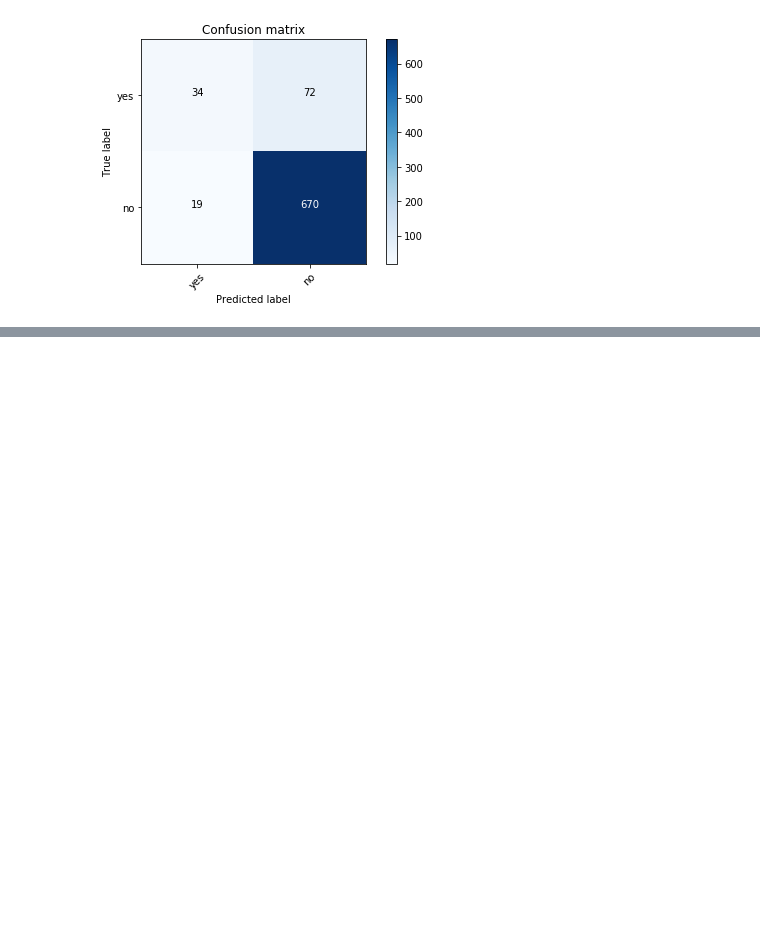
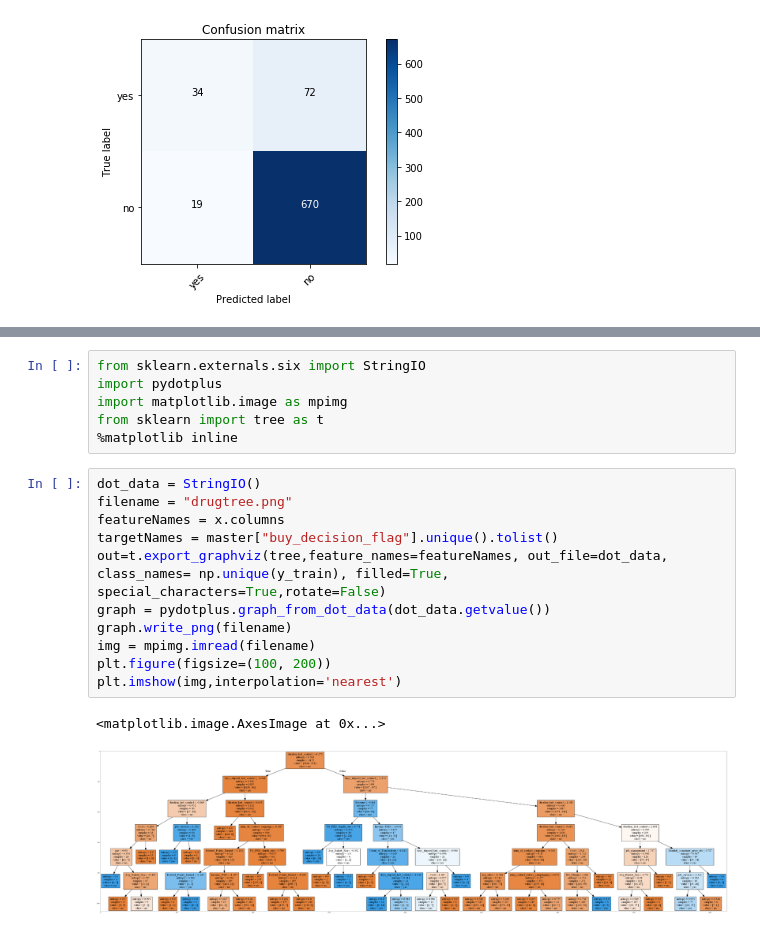
Before and after one commit to sachinprabhu90/CustomerSegmentation, a Jupyter notebook: CustomerSegmentation.ipynb, the cells around one changed output, grey strips where cells are left out. Cells and saved outputs as stored; diff of their text form; blank space fills up the shorter version.

```diff
--- a/CustomerSegmentation.ipynb
+++ b/CustomerSegmentation.ipynb
@@ -258,0 +327,20 @@ Confusion matrix, without normalization
+# %%
+from sklearn.externals.six import StringIO
+import pydotplus
+import matplotlib.image as mpimg
+from sklearn import tree as t
+%matplotlib inline
+# %%
+dot_data = StringIO()
+filename = "drugtree.png"
+featureNames = x.columns
+targetNames = master["buy_decision_flag"].unique().tolist()
+out=t.export_graphviz(tree,feature_names=featureNames, out_file=dot_data, class_names= np.unique(y_train), filled=True,  special_characters=True,rotate=False)
+graph = pydotplus.graph_from_dot_data(dot_data.getvalue())
+graph.write_png(filename)
+img = mpimg.imread(filename)
+plt.figure(figsize=(100, 200))
+plt.imshow(img,interpolation='nearest')
+# %% [output]
+<matplotlib.image.AxesImage at 0x...>
+[figure, added]
```
Also changed, not shown: parts of 12 cells of this notebook.
